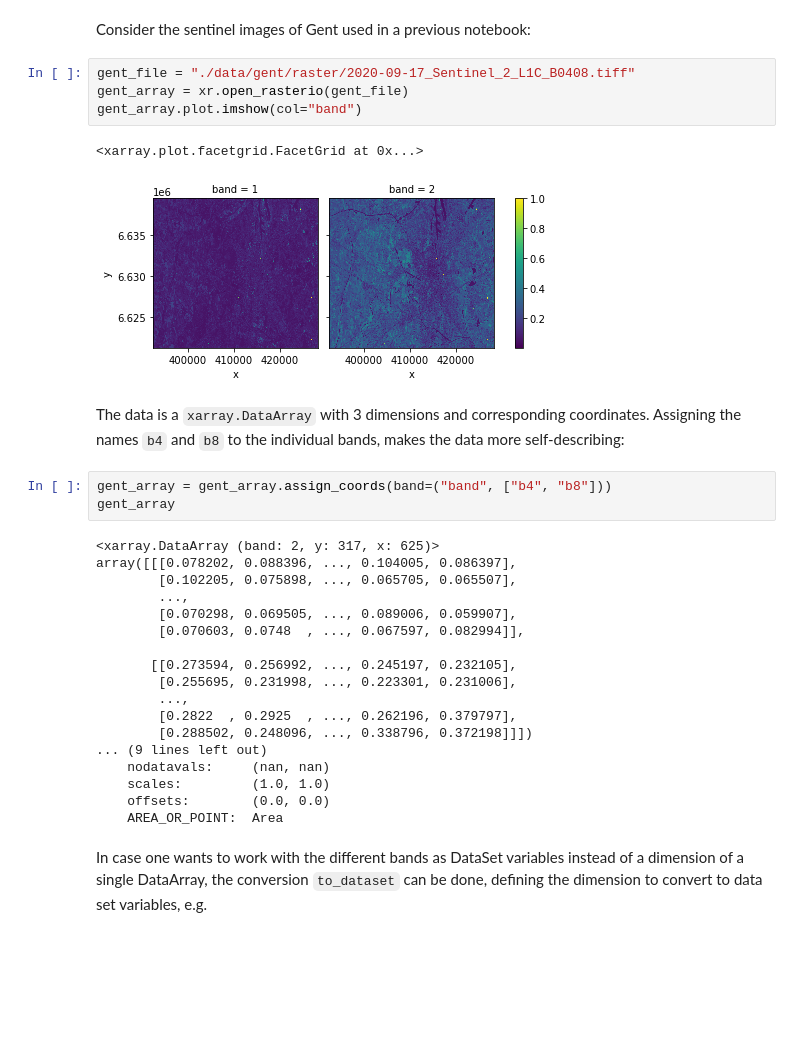
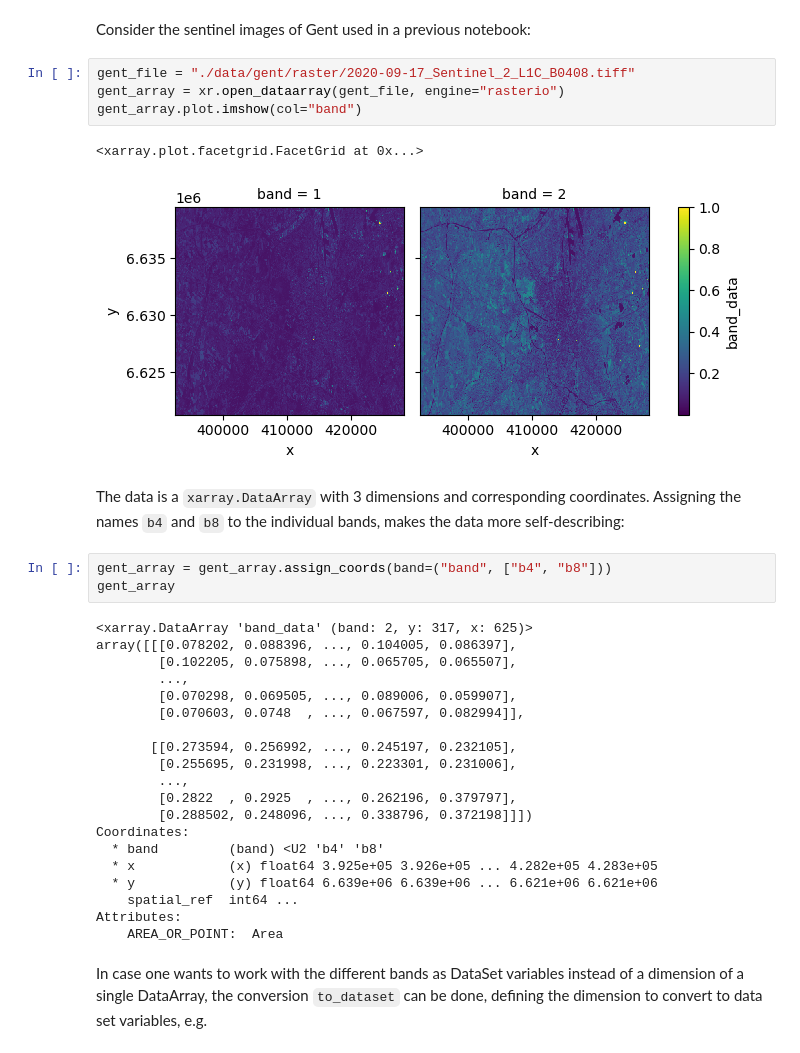
Before and after one commit to jorisvandenbossche/course-python-geospatial, a Jupyter notebook: notebooks/12-xarray-advanced.ipynb, the cells around one changed output. Saved outputs shown, nothing was run; the diff lists cells and outputs as text; blank space fills up the shorter version.

Commit message:
Update notebooks on raster and vis and case studies (#23)
Co-authored-by: Joris Van den Bossche <jorisvandenbossche@gmail.com>

```diff
--- a/notebooks/12-xarray-advanced.ipynb
+++ b/notebooks/12-xarray-advanced.ipynb
@@ -871,18 +889,18 @@ Data variables:
 Consider the sentinel images of Gent used in a previous notebook:
 # %%
 gent_file = "./data/gent/raster/2020-09-17_Sentinel_2_L1C_B0408.tiff"
-gent_array = xr.open_rasterio(gent_file)
+gent_array = xr.open_dataarray(gent_file, engine="rasterio")
 gent_array.plot.imshow(col="band")
 # %% [output]
 <xarray.plot.facetgrid.FacetGrid at 0x...>
-[figure, old version]
+[figure, new version]
 # %% [markdown]
 The data is a `xarray.DataArray` with 3 dimensions and corresponding coordinates. Assigning the names `b4` and `b8` to the individual bands, makes the data more self-describing:
 # %%
 gent_array = gent_array.assign_coords(band=("band", ["b4", "b8"]))
 gent_array
 # %% [output]
-<xarray.DataArray (band: 2, y: 317, x: 625)>
+<xarray.DataArray 'band_data' (band: 2, y: 317, x: 625)>
 array([[[0.078202, 0.088396, ..., 0.104005, 0.086397],
         [0.102205, 0.075898, ..., 0.065705, 0.065507],
         ...,
@@ -894,10 +912,12 @@ array([[[0.078202, 0.088396, ..., 0.104005, 0.086397],
         ...,
         [0.2822  , 0.2925  , ..., 0.262196, 0.379797],
         [0.288502, 0.248096, ..., 0.338796, 0.372198]]])
-... (9 lines left out)
-    nodatavals:     (nan, nan)
-    scales:         (1.0, 1.0)
-    offsets:        (0.0, 0.0)
+Coordinates:
+  * band         (band) <U2 'b4' 'b8'
+  * x            (x) float64 3.925e+05 3.926e+05 ... 4.282e+05 4.283e+05
+  * y            (y) float64 6.639e+06 6.639e+06 ... 6.621e+06 6.621e+06
+    spatial_ref  int64 ...
+Attributes:
     AREA_OR_POINT:  Area
 # %% [markdown]
 In case one wants to work with the different bands as DataSet variables instead of a dimension of a single DataArray, the conversion `to_dataset` can be done, defining the dimension to convert to data set variables, e.g.
```
Also changed, not shown: parts of 24 cells of this notebook, 23 other files.
